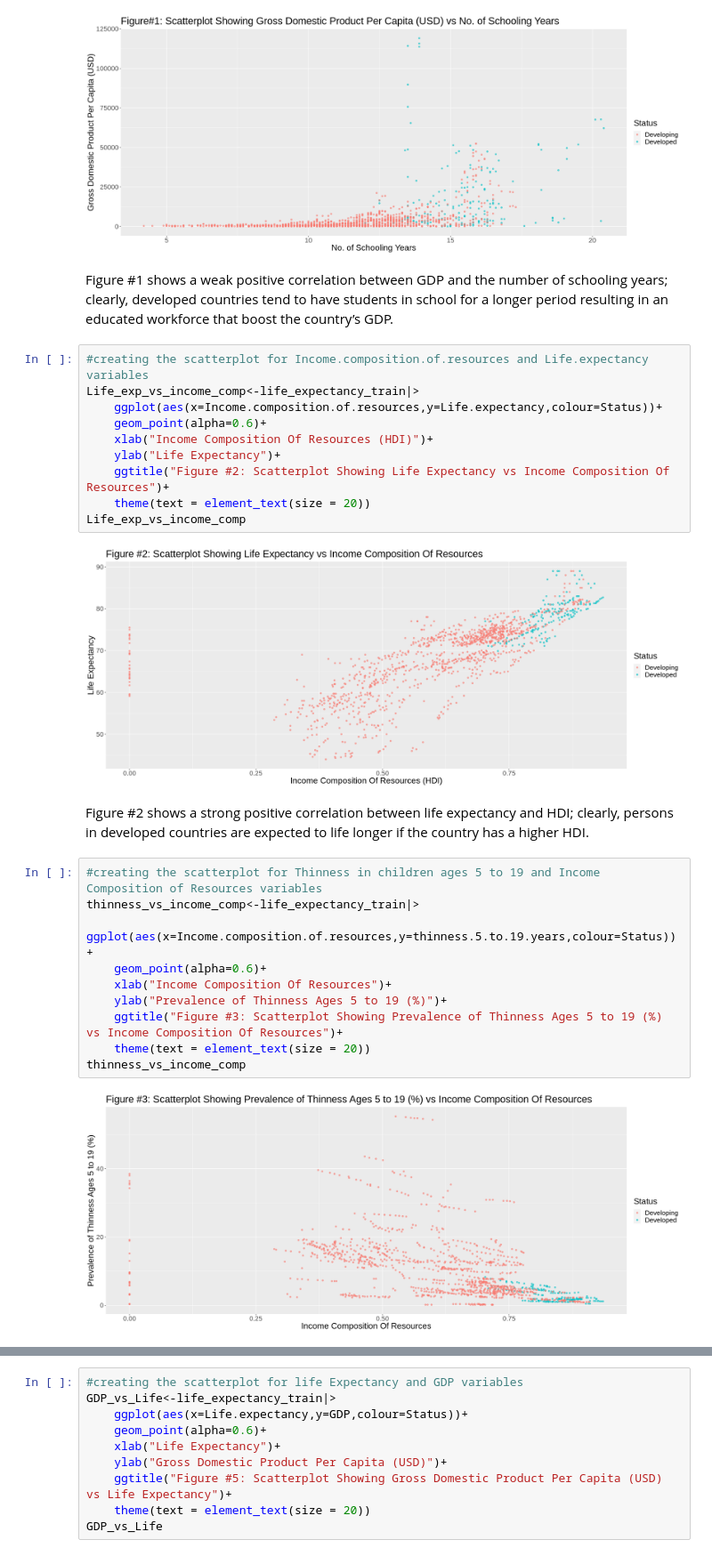
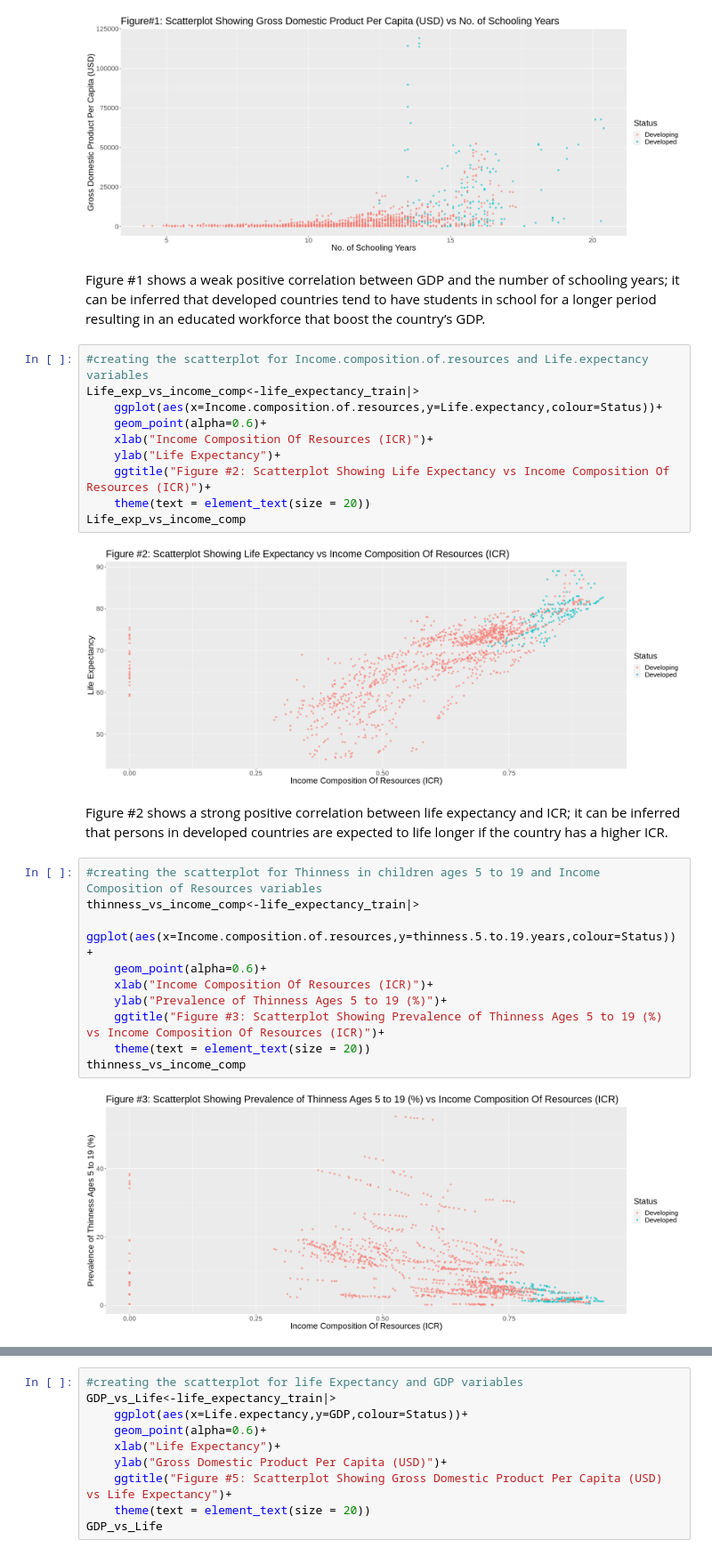
Before and after one commit to Ansh-Sharma2/DataSciProject1, a Jupyter notebook: GroupProjectFinal.ipynb, the cells around one changed output, grey strips where cells are left out. Shown at 89% size. Saved outputs shown, nothing was run; the diff lists cells and outputs as text.

```diff
--- a/GroupProjectFinal.ipynb
+++ b/GroupProjectFinal.ipynb
@@ -161,31 +159,31 @@ Schooling_vs_GDP
 # %% [output]
 [figure]
 # %% [markdown]
-Figure #1 shows a weak positive correlation between GDP and the number of schooling years; clearly, developed countries tend to have students in school for a longer period resulting in an educated workforce that boost the country’s GDP.
+Figure #1 shows a weak positive correlation between GDP and the number of schooling years; it can be inferred that developed countries tend to have students in school for a longer period resulting in an educated workforce that boost the country’s GDP.
 # %%
 #creating the scatterplot for Income.composition.of.resources and Life.expectancy variables
 Life_exp_vs_income_comp<-life_expectancy_train|>
     ggplot(aes(x=Income.composition.of.resources,y=Life.expectancy,colour=Status))+
     geom_point(alpha=0.6)+
-    xlab("Income Composition Of Resources (HDI)")+
+    xlab("Income Composition Of Resources (ICR)")+
     ylab("Life Expectancy")+
-    ggtitle("Figure #2: Scatterplot Showing Life Expectancy vs Income Composition Of Resources")+
+    ggtitle("Figure #2: Scatterplot Showing Life Expectancy vs Income Composition Of Resources (ICR)")+
     theme(text = element_text(size = 20))
 Life_exp_vs_income_comp
 # %% [output]
-[figure, old version]
+[figure, new version]
 # %% [markdown]
-Figure #2 shows a strong positive correlation between life expectancy and HDI; clearly, persons in developed countries are expected to life longer if the country has a higher HDI.
+Figure #2 shows a strong positive correlation between life expectancy and ICR; it can be inferred that persons in developed countries are expected to life longer if the country has a higher ICR.
 # %%
 #creating the scatterplot for Thinness in children ages 5 to 19 and Income Composition of Resources variables
 thinness_vs_income_comp<-life_expectancy_train|>
     ggplot(aes(x=Income.composition.of.resources,y=thinness.5.to.19.years,colour=Status))+
     geom_point(alpha=0.6)+
-    xlab("Income Composition Of Resources")+
+    xlab("Income Composition Of Resources (ICR)")+
     ylab("Prevalence of Thinness Ages 5 to 19 (%)")+
-    ggtitle("Figure #3: Scatterplot Showing Prevalence of Thinness Ages 5 to 19 (%) vs Income Composition Of Resources")+
+    ggtitle("Figure #3: Scatterplot Showing Prevalence of Thinness Ages 5 to 19 (%) vs Income Composition Of Resources (ICR)")+
     theme(text = element_text(size = 20))
 thinness_vs_income_comp
 # %% [output]
-[figure, old version]
+[figure, new version]
 # %% [markdown]
```
Also changed, not shown: parts of 23 cells of this notebook.
